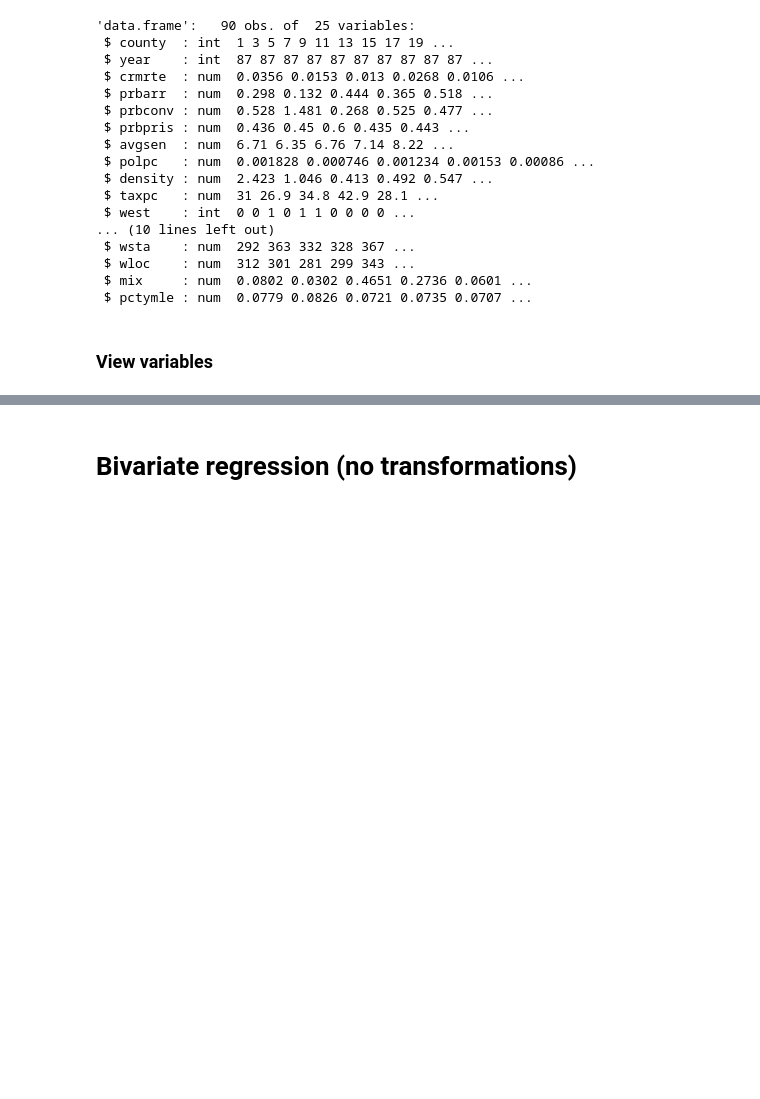
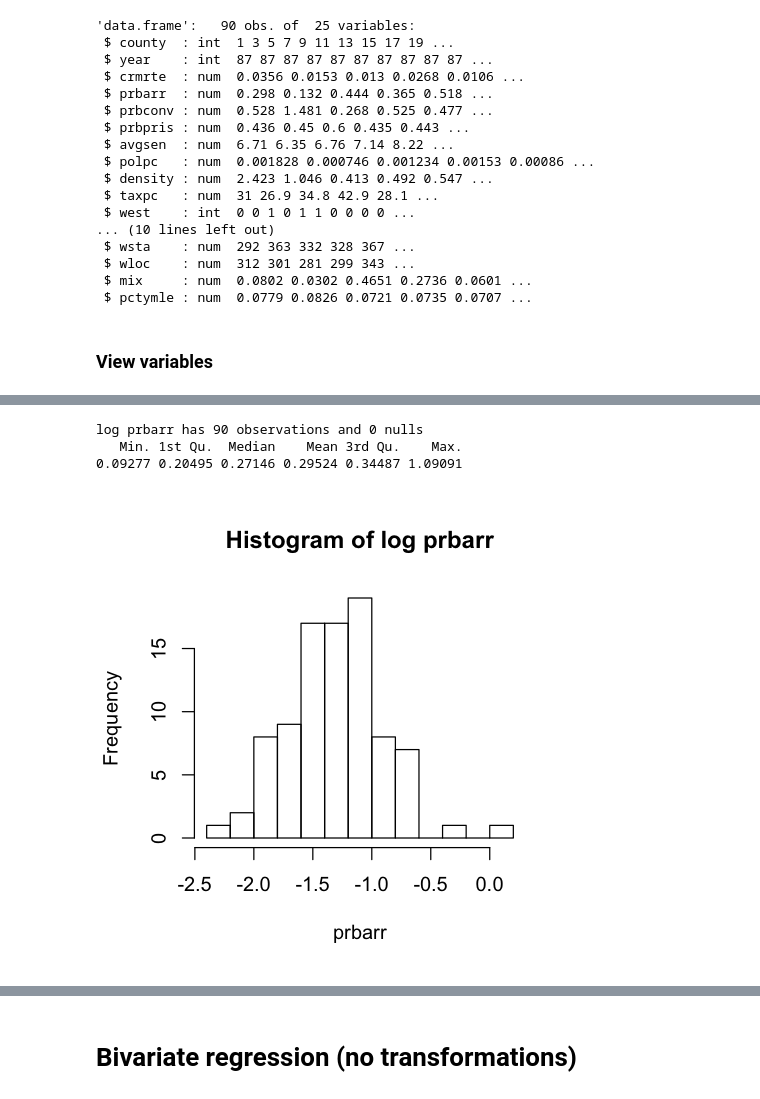
Before and after one commit to ramirocadavid/w203-Lab3, a Jupyter notebook: lab3_eda_katie.ipynb, the cells around one changed output, grey strips where cells are left out. Cells and saved outputs as stored; diff of their text form; code cells hidden in the pictures; blank space fills up the shorter version.

```diff
--- a/lab3_eda_katie.ipynb
+++ b/lab3_eda_katie.ipynb
@@ -201,0 +215,7 @@ prbpris has 90 observations and 0 nulls
+# %%
+hist_log("prbarr")
+# %% [output]
+log prbarr has 90 observations and 0 nulls
+   Min. 1st Qu.  Median    Mean 3rd Qu.    Max.
+0.09277 0.20495 0.27146 0.29524 0.34487 1.09091
+[figure, added]
```
Also changed, not shown: parts of 43 cells of this notebook.
